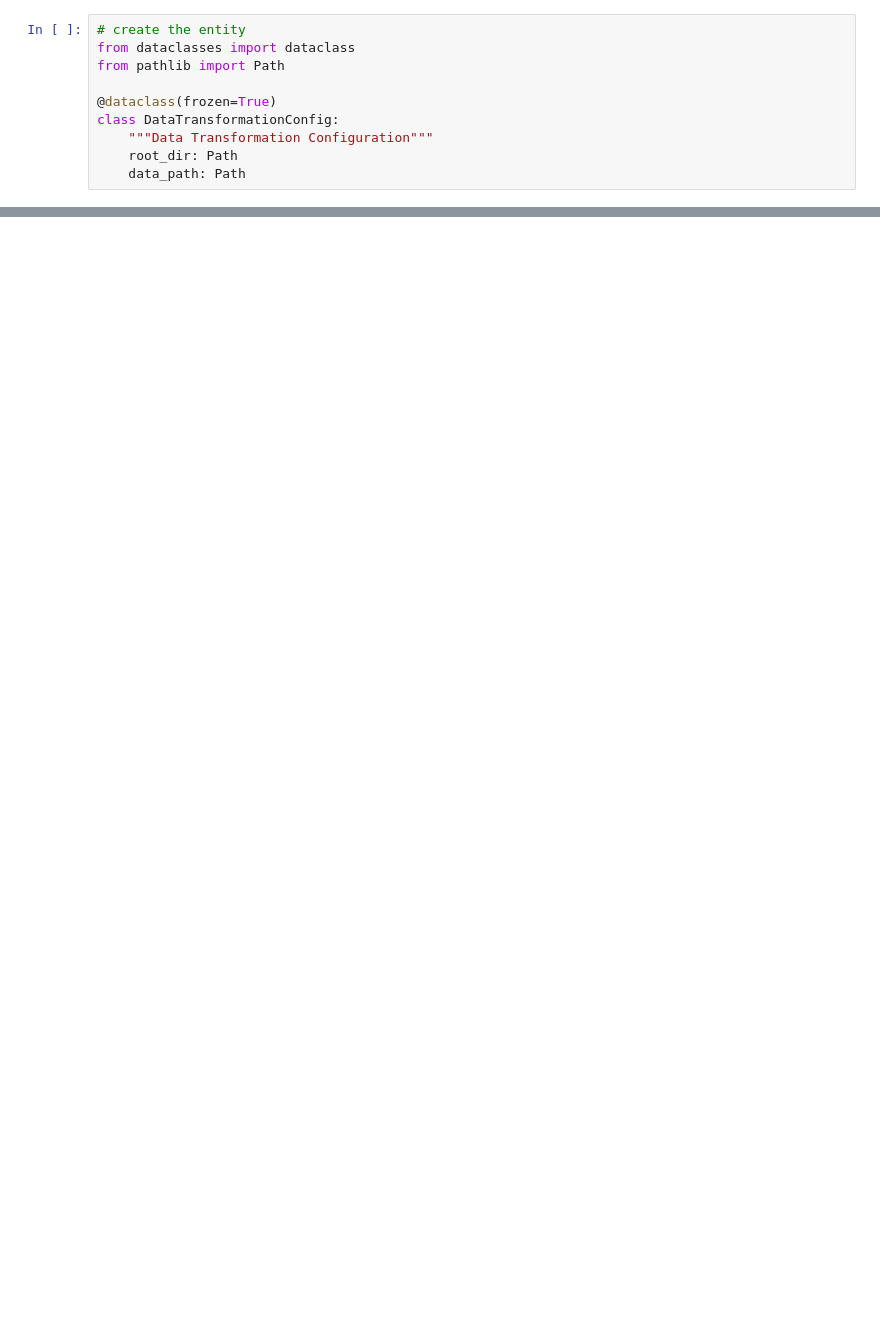
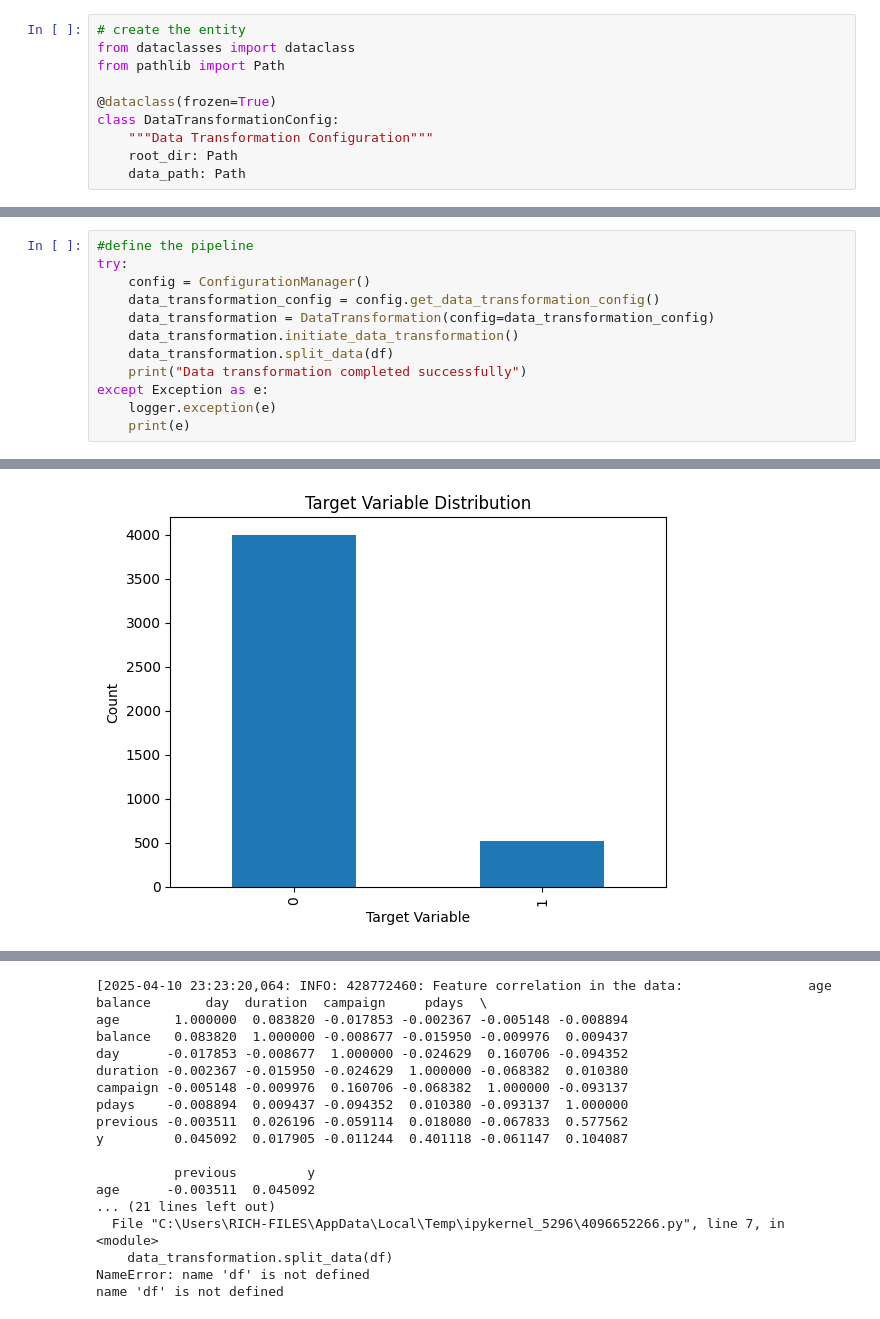
Before and after one commit to richardmukechiwa/client-subscription-prediction, a Jupyter notebook: research/data_transformation.ipynb, the cells around one changed output, grey strips where cells are left out. Saved outputs shown, nothing was run; the diff lists cells and outputs as text; blank space fills up the shorter version.

Commit message:
updating data transformation

```diff
--- a/research/data_transformation.ipynb
+++ b/research/data_transformation.ipynb
@@ -62,0 +211,13 @@ import pandas as pd
+# %%
+#define the pipeline
+try:
+    config = ConfigurationManager()
+    data_transformation_config = config.get_data_transformation_config()
+    data_transformation = DataTransformation(config=data_transformation_config)
+    data_transformation.initiate_data_transformation()
+    data_transformation.split_data(df)
+    print("Data transformation completed successfully")
+except Exception as e:
+    logger.exception(e)
+    print(e)
+# %% [output]
@@ -62,0 +241 @@ import pandas as pd
+[figure, added]
@@ -62,0 +243,17 @@ import pandas as pd
+[2025-04-10 23:23:20,064: INFO: 428772460: Feature correlation in the data:                age   balance       day  duration  campaign     pdays  \
+age       1.000000  0.083820 -0.017853 -0.002367 -0.005148 -0.008894
+balance   0.083820  1.000000 -0.008677 -0.015950 -0.009976  0.009437
+day      -0.017853 -0.008677  1.000000 -0.024629  0.160706 -0.094352
+duration -0.002367 -0.015950 -0.024629  1.000000 -0.068382  0.010380
+campaign -0.005148 -0.009976  0.160706 -0.068382  1.000000 -0.093137
+pdays    -0.008894  0.009437 -0.094352  0.010380 -0.093137  1.000000
+previous -0.003511  0.026196 -0.059114  0.018080 -0.067833  0.577562
+y         0.045092  0.017905 -0.011244  0.401118 -0.061147  0.104087
+
+          previous         y
+age      -0.003511  0.045092
+... (21 lines left out)
+  File "C:\Users\RICH-FILES\AppData\Local\Temp\ipykernel_5296\4096652266.py", line 7, in <module>
+    data_transformation.split_data(df)
+NameError: name 'df' is not defined
+name 'df' is not defined
```
Also changed, not shown: parts of 8 cells of this notebook.
